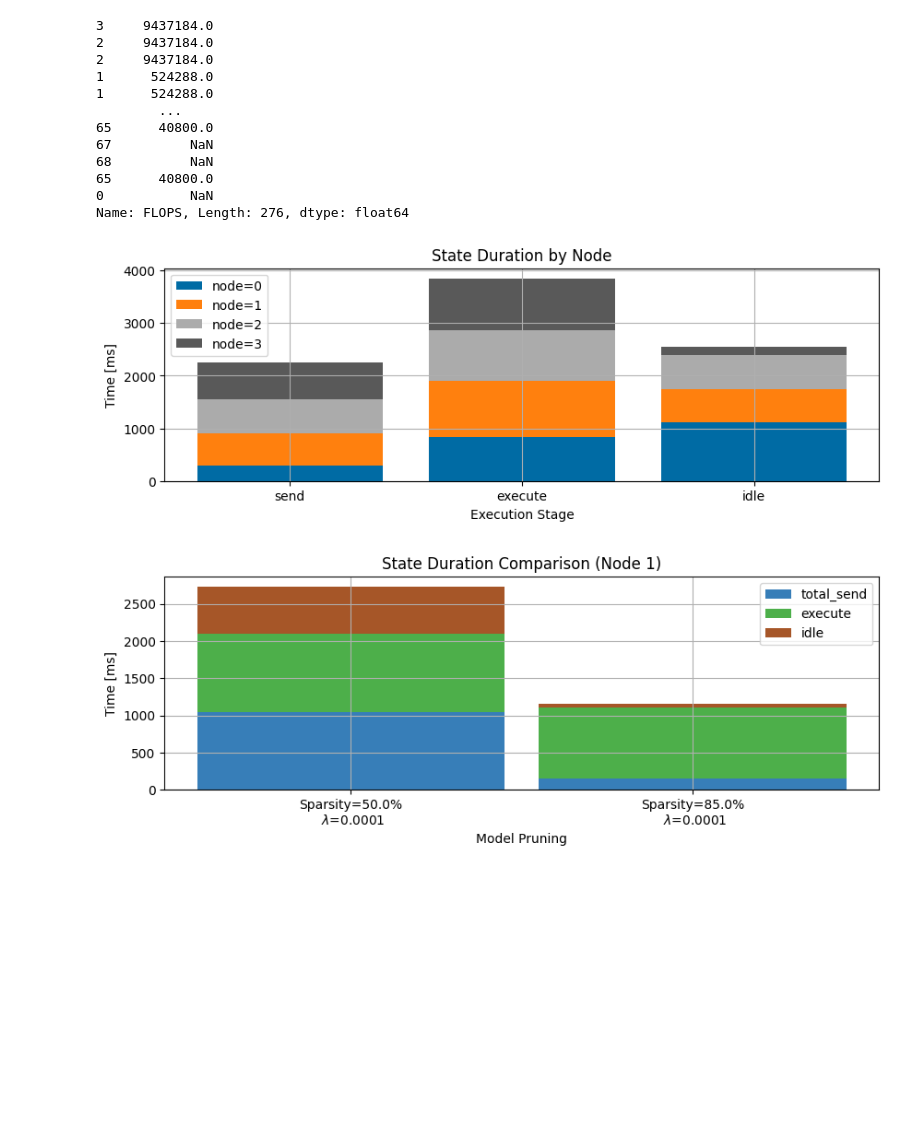
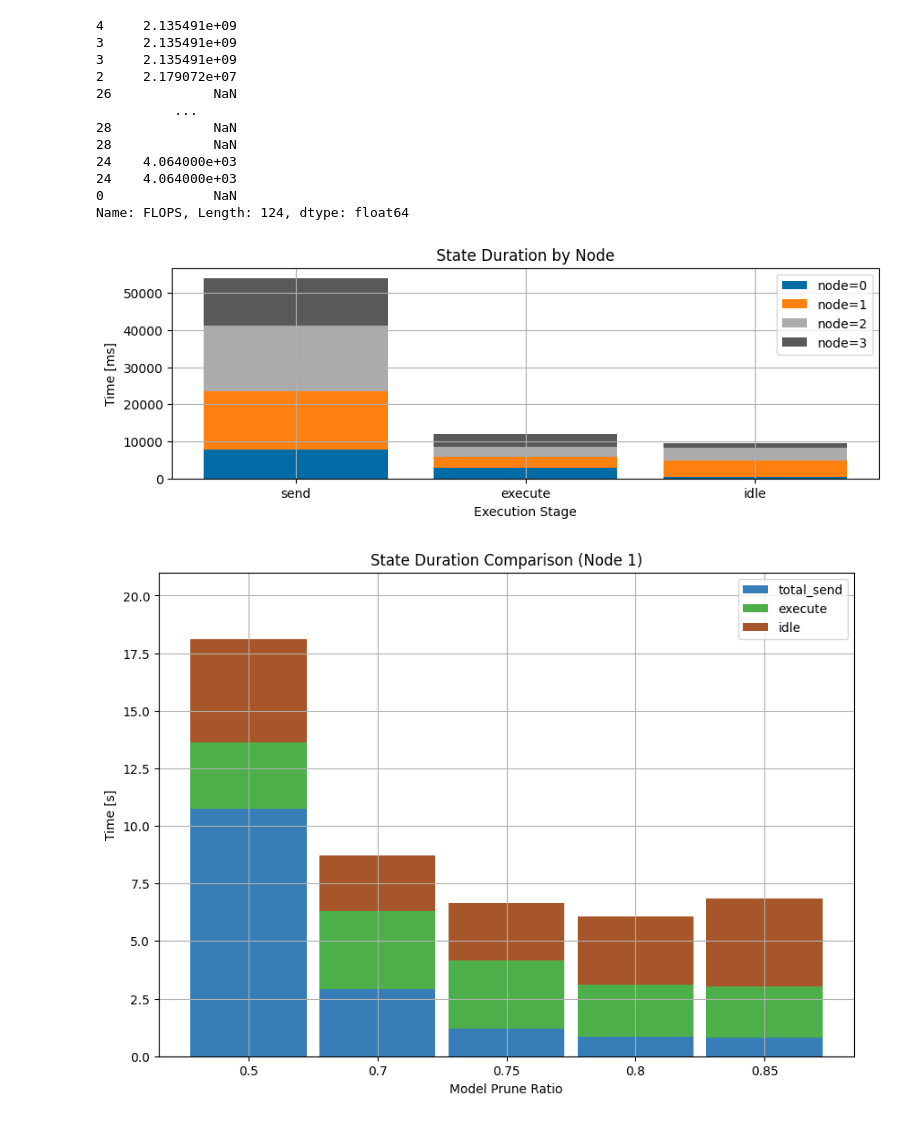
Before and after one commit to neu-spiral/CaP2, a Jupyter notebook: sandbox/plot_timing.ipynb, the cells around one changed output. Cells and saved outputs as stored; diff of their text form; code cells hidden in the pictures; blank space fills up the shorter version.

```diff
--- a/sandbox/plot_timing.ipynb
+++ b/sandbox/plot_timing.ipynb
@@ -20,10 +20,11 @@ DO_SAVE = True
 #run_names = ['resnet101_pr50_lcm0.0001_batch16', 'resnet101_pr75_lcm0.0001_batch16', 'resnet101_pr85_lcm0.0001_batch16'] # these logs dont have rx ip and port yet
 #run_names = ['resnet18_pr50_lcm0.0001_batch64', 'resnet18_pr75_lcm0.0001_batch64', 'resnet18_pr85_lcm0.0001_batch64'] # these logs dont have rx ip and port yet
 #run_names = [ 'filter']
-run_names = ['cifar100-resnet101-kernel-np4-pr0.5-lcm1e-04-batch16', 'cifar100-resnet101-kernel-np4-pr0.85-lcm1e-04-batch16']
+#run_names = ['cifar100-resnet101-kernel-np4-pr0.5-lcm1e-04-batch16', 'cifar100-resnet101-kernel-np4-pr0.85-lcm1e-04-batch16']
+run_names = [f'esc-EscFusion-kernel-np4-pr{pr}-lcm1000' for pr in ["0.5", "0.7", "0.75", "0.8", "0.85"]]
 num_runs = len(run_names)
 test_name = run_names[0]
-log_name = 'resnet101'
+log_name = 'EscFusion'
 num_nodes = 4
 
 save_dir = os.path.join('assets', 'figs', test_name)
@@ -250,18 +260,18 @@ if DO_SAVE:
 # %%
 layer_event_df['FLOPS']
 # %% [output]
-3     9437184.0
-2     9437184.0
-2     9437184.0
-1      524288.0
-1      524288.0
-        ...
-65      40800.0
-67          NaN
-68          NaN
-65      40800.0
-0           NaN
-Name: FLOPS, Length: 276, dtype: float64
+4     2.135491e+09
+3     2.135491e+09
+3     2.135491e+09
+2     2.179072e+07
+26             NaN
+          ...
+28             NaN
+28             NaN
+24    4.064000e+03
+24    4.064000e+03
+0              NaN
+Name: FLOPS, Length: 124, dtype: float64
 # %%
 '''
     WIP Compare durations from different states
@@ -296,7 +306,7 @@ plt.legend(legend_strs)
 if DO_SAVE:
     plt.savefig(os.path.join(save_dir, f'state_dur_compare_node-{test_name}.jpg'))
 # %% [output]
-[figure, old version]
+[figure, new version]
 # %%
 '''
     WIP Compare runtimes from different runs
@@ -316,7 +326,7 @@ legend_strs = []
 width = 0.9
 
 # make plot
-plt.figure(figsize=(10,3))
+plt.figure(figsize=(10,7))
 plt.grid()
 
 # iterators
@@ -330,45 +340,54 @@ for irun in range(num_runs):
     run_name = run_names[irun]
     data_frames.append( split_run_results.combine_log_files(os.path.join('logs', run_name), log_name, num_nodes)[0] )
 
-    model_params = run_names[irun].split('-')
-    sparsity_percent = 100*float(model_params[4][2:])
-    lcm = float(model_params[5][3:] + '-' + model_params[6])
-    model_names.append(f'Sparsity={sparsity_percent}%\n $\lambda$={lcm}')
+    # get params (assume runname is the same as model name)
+    model_params = misc.parse_filename(run_names[irun]+'.pt')
+
+    prune_ratio = model_params['pr']
+    lcm = model_params['lcm']
+
+    if prune_ratio == 0:
+        model_names.append('Dense')
+    else:
+        model_names.append(f'{prune_ratio}')
+
 
 # plot 1 stage at a time
 istage = 0
 for a_stage in stages:
 
     # fill array with value for each run
     stages_array = np.array([])
     for irun in range(num_runs):
         master_tmp = data_frames[irun]
         stages_array = np.append(stages_array, master_tmp[(master_tmp['type'] == a_stage) & (master_tmp['node']==inode)]['dur'].sum(axis=0))
 
     # plot
-    plt.bar(model_names, stages_array, width=width, align='center', bottom=bottom, color=CB_color_cycle_short[istage])
+    plt.bar(model_names, stages_array/1e3, width=width, align='center', bottom=bottom/1e3, color=CB_color_cycle_short[istage])
 
     # increase counters
     bottom += stages_array
     istage += 1
     irun += 1
 
 #ax = plt.gca()
 #ax.set_yscale('log')
 
 # labels
 plt.title(f'State Duration Comparison (Node {inode})')
-plt.xlabel('Model Pruning')
-plt.ylabel('Time [ms]')
+plt.xlabel('Model Prune Ratio')
+plt.ylabel('Time [s]')
 plt.legend(stages)
 
-#_ = plt.xticks(layer_array*17.6, uniq_layers)
-#plt.ylim(0, 50)
+xlim_range = [0, 21]#[0, 200] #[700, 800]
+
+if not [] == xlim_range:
+    plt.ylim(xlim_range)
 
 if DO_SAVE:
     plt.savefig(os.path.join(save_dir, 'state_dur_compare_stacked.jpg'))
 # %% [output]
-[figure, old version]
+[figure, new version]
 # %%
 '''
     WIP Compare runtimes from different runs
```
Also changed, not shown: parts of 9 cells of this notebook.
